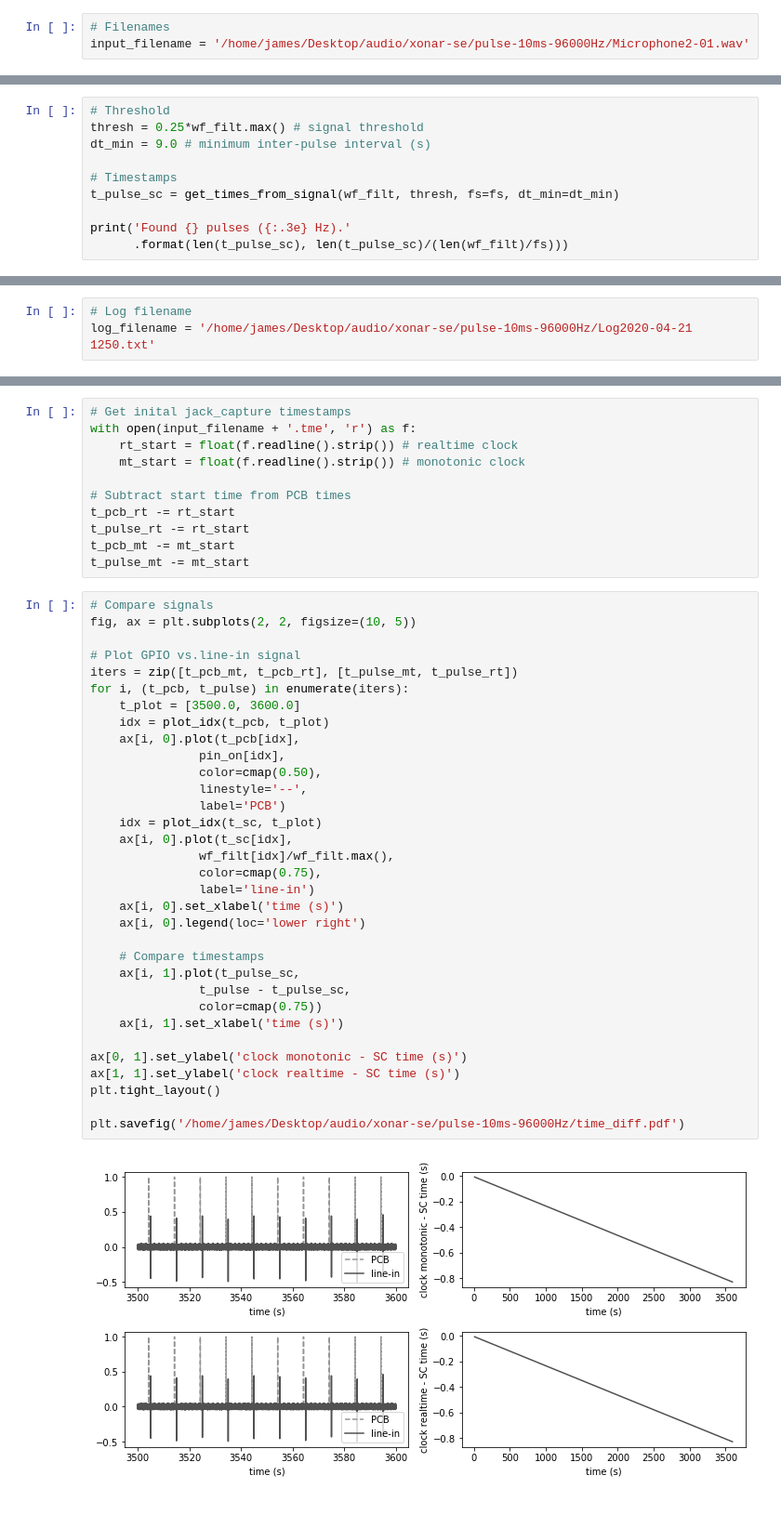
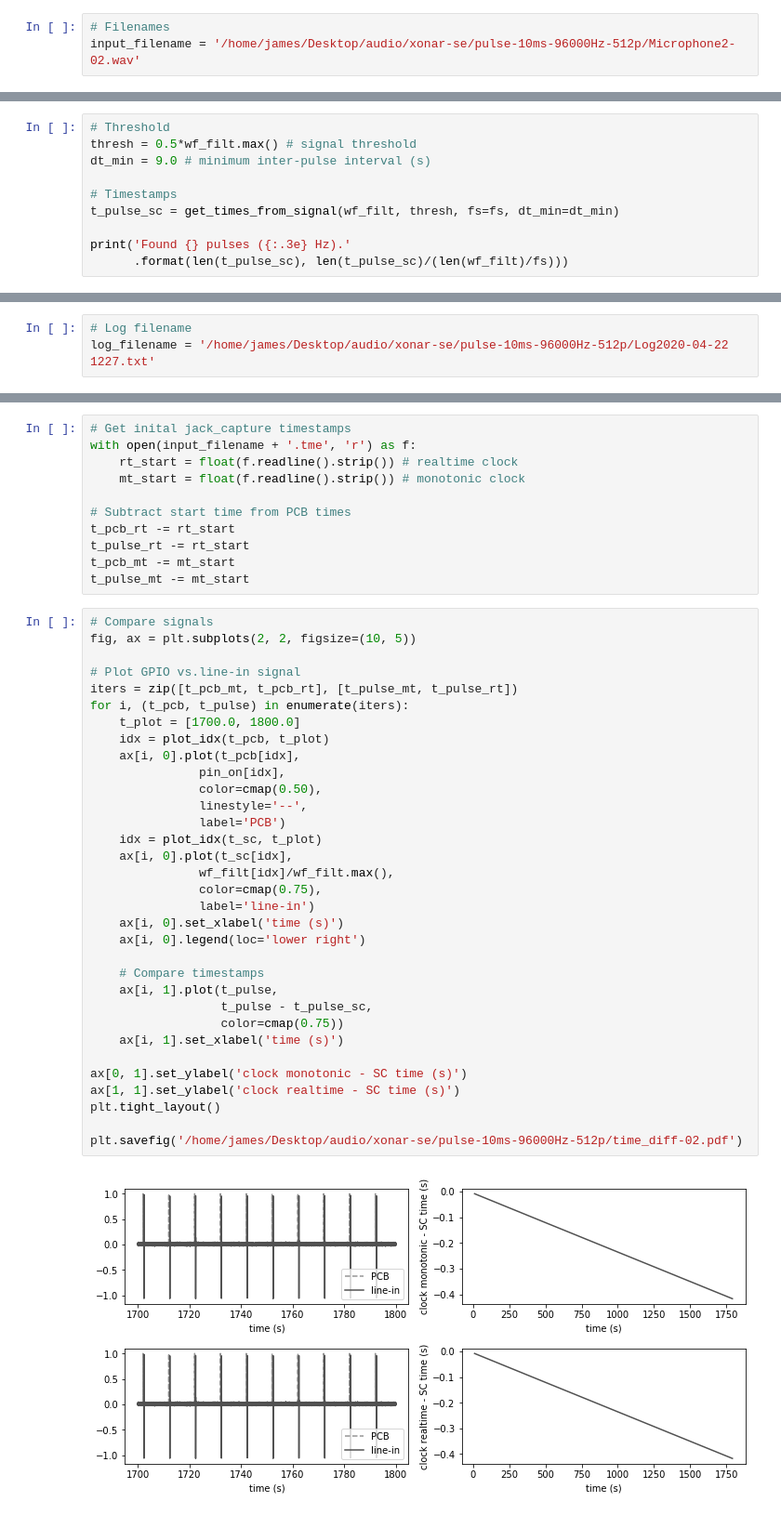
Before and after one commit to kemerelab/TreadmillIO, a Jupyter notebook: ClientSide/Testing/SoundSync.ipynb, the cells around one changed output, grey strips where cells are left out. Shown at 93% size. Cells and saved outputs as stored; diff of their text form.

```diff
--- a/ClientSide/Testing/SoundSync.ipynb
+++ b/ClientSide/Testing/SoundSync.ipynb
@@ -139,7 +141,7 @@ def plot_idx(t, t_window):
 ### Settings
 # %%
 # Filenames
-input_filename = '/home/james/Desktop/audio/xonar-se/pulse-10ms-96000Hz/Microphone2-01.wav'
+input_filename = '/home/james/Desktop/audio/xonar-se/pulse-10ms-96000Hz-512p/Microphone2-02.wav'
 # %% [markdown]
 ### Filter audio
 # %%
@@ -259,7 +261,7 @@ SNR (dB): 29.44
 We will start by looking at time points at which the voltage signal crosses some threshold value (say, fraction of maximum value). On the *rising* edge of a square wave, the processed line-in signal will look like a (positive) exponential decay; in other words, an exponential decay with an impulse response at the particular time stamps. We could likewise look at the initial crossing of a negative threshold value for the *falling* portion of the square wave, as it should simply be reflection across the y-axis.
 # %%
 # Threshold
-thresh = 0.25*wf_filt.max() # signal threshold
+thresh = 0.5*wf_filt.max() # signal threshold
 dt_min = 9.0 # minimum inter-pulse interval (s)
 
 # Timestamps
@@ -305,7 +307,7 @@ ax[1].set_xlabel('pulse-centered time (s)');
 ### Extract GPIO pulse times
 # %%
 # Log filename
-log_filename = '/home/james/Desktop/audio/xonar-se/pulse-10ms-96000Hz/Log2020-04-21 1250.txt'
+log_filename = '/home/james/Desktop/audio/xonar-se/pulse-10ms-96000Hz-512p/Log2020-04-22 1227.txt'
 # %%
 # Load log data
 with open(log_filename, 'r') as f:
@@ -350,35 +352,35 @@ t_pulse_mt -= mt_start
 # %%
 # Compare signals
 fig, ax = plt.subplots(2, 2, figsize=(10, 5))
 
 # Plot GPIO vs.line-in signal
 iters = zip([t_pcb_mt, t_pcb_rt], [t_pulse_mt, t_pulse_rt])
 for i, (t_pcb, t_pulse) in enumerate(iters):
-    t_plot = [3500.0, 3600.0]
+    t_plot = [1700.0, 1800.0]
     idx = plot_idx(t_pcb, t_plot)
     ax[i, 0].plot(t_pcb[idx],
                pin_on[idx],
                color=cmap(0.50),
                linestyle='--',
                label='PCB')
     idx = plot_idx(t_sc, t_plot)
     ax[i, 0].plot(t_sc[idx],
                wf_filt[idx]/wf_filt.max(),
                color=cmap(0.75),
                label='line-in')
     ax[i, 0].set_xlabel('time (s)')
     ax[i, 0].legend(loc='lower right')
 
     # Compare timestamps
-    ax[i, 1].plot(t_pulse_sc,
-               t_pulse - t_pulse_sc,
-               color=cmap(0.75))
+    ax[i, 1].plot(t_pulse,
+                  t_pulse - t_pulse_sc,
+                  color=cmap(0.75))
     ax[i, 1].set_xlabel('time (s)')
 
 ax[0, 1].set_ylabel('clock monotonic - SC time (s)')
 ax[1, 1].set_ylabel('clock realtime - SC time (s)')
 plt.tight_layout()
 
-plt.savefig('/home/james/Desktop/audio/xonar-se/pulse-10ms-96000Hz/time_diff.pdf')
+plt.savefig('/home/james/Desktop/audio/xonar-se/pulse-10ms-96000Hz-512p/time_diff-02.pdf')
 # %% [output]
-[figure, old version]
+[figure, new version]
```
Also changed, not shown: parts of 11 cells of this notebook.
